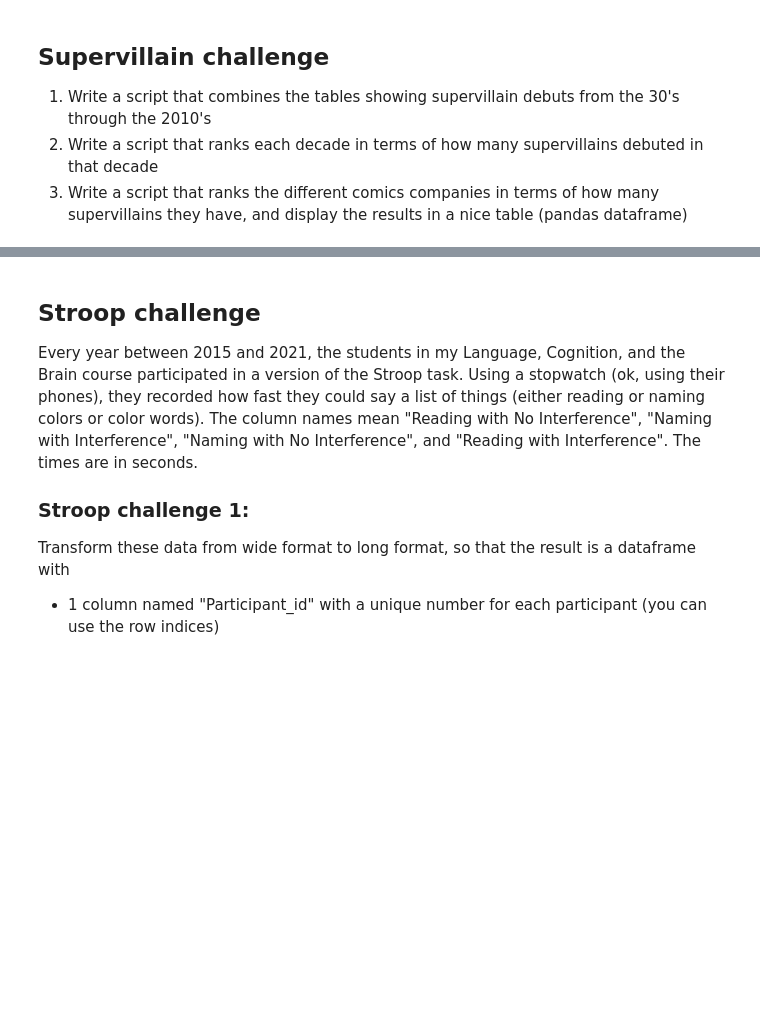
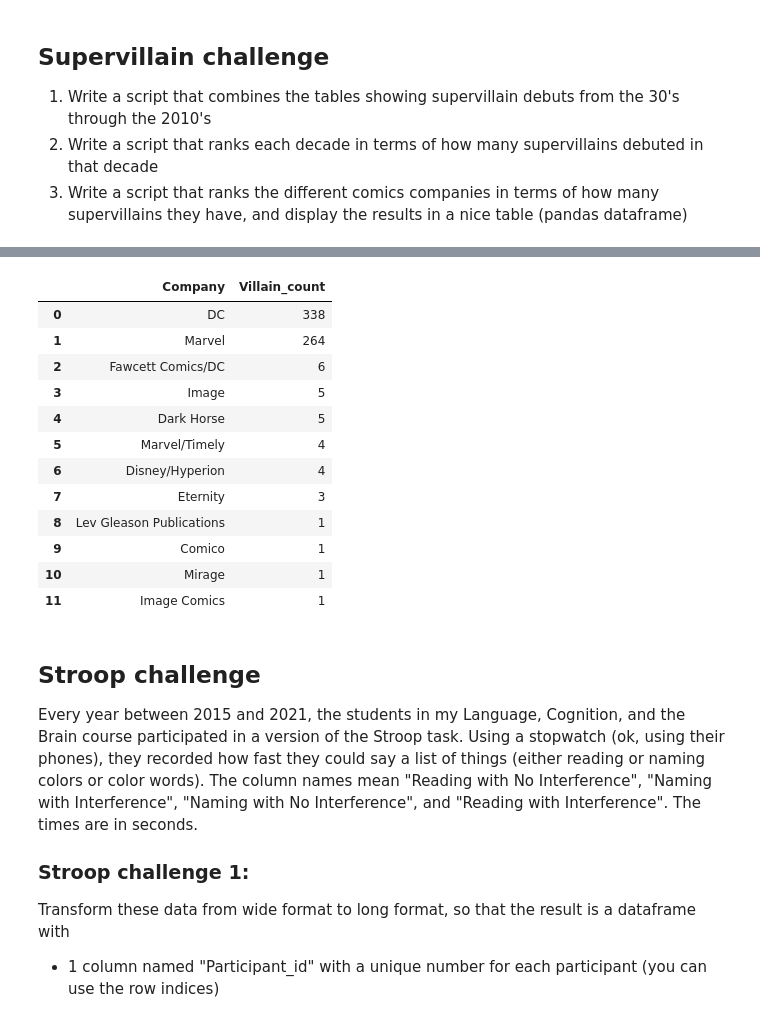
Before and after one commit to Louisefrausing/CulturalDataScience, a Jupyter notebook: fun_with_pandas.ipynb, the cells around one changed output, grey strips where cells are left out. Cells and saved outputs as stored; diff of their text form; code cells hidden in the pictures; blank space fills up the shorter version.

```diff
--- a/fun_with_pandas.ipynb
+++ b/fun_with_pandas.ipynb
@@ -296,3 +350,26 @@ TypeError: 'method' object is not iterable
+# %%
+Company = ['DC', 'Marvel', 'Fawcett Comics/DC', 'Image', 'Dark Horse', 'Marvel/Timely', 'Disney/Hyperion', 'Eternity', 'Lev Gleason Publications', 'Comico', 'Mirage', 'Image Comics']
+Villain_count = ['338', '264', '6', '5', '5', '4', '4', '3', '1', '1', '1', '1']
+
+df_companies=pd.DataFrame(
+    {'Company': Company,
+     'Villain_count': Villain_count})
+
+df_companies
+# %% [output]
+|  | Company | Villain_count |
+| 0 | DC | 338 |
+| 1 | Marvel | 264 |
+| 2 | Fawcett Comics/DC | 6 |
+| 3 | Image | 5 |
+| 4 | Dark Horse | 5 |
+| 5 | Marvel/Timely | 4 |
+| 6 | Disney/Hyperion | 4 |
+| 7 | Eternity | 3 |
+| 8 | Lev Gleason Publications | 1 |
+| 9 | Comico | 1 |
+| 10 | Mirage | 1 |
+| 11 | Image Comics | 1 |
 # %% [markdown]
 ## Stroop challenge
 
```
Also changed, not shown: parts of 12 cells of this notebook.
